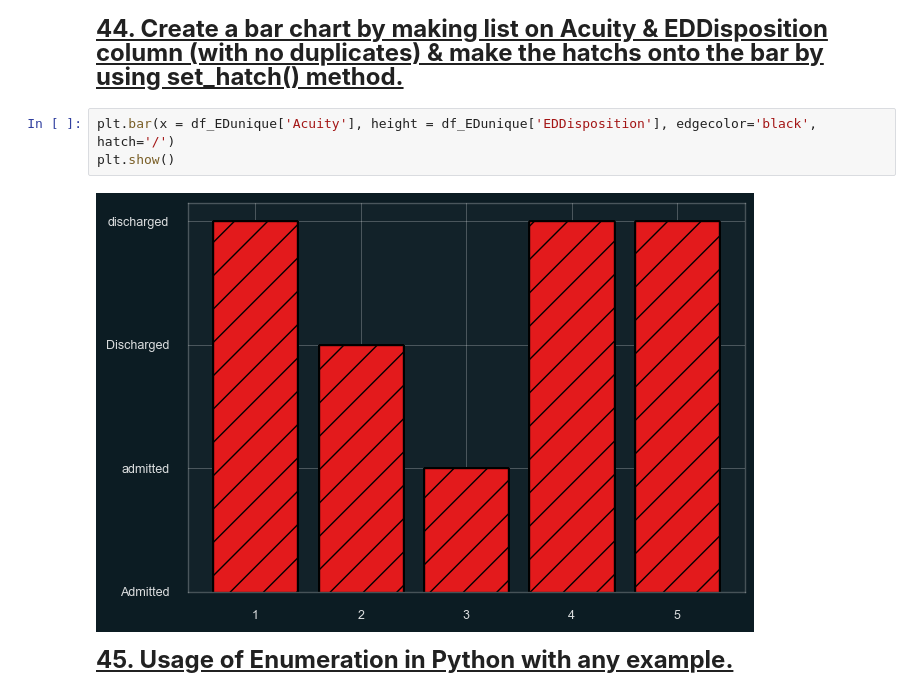
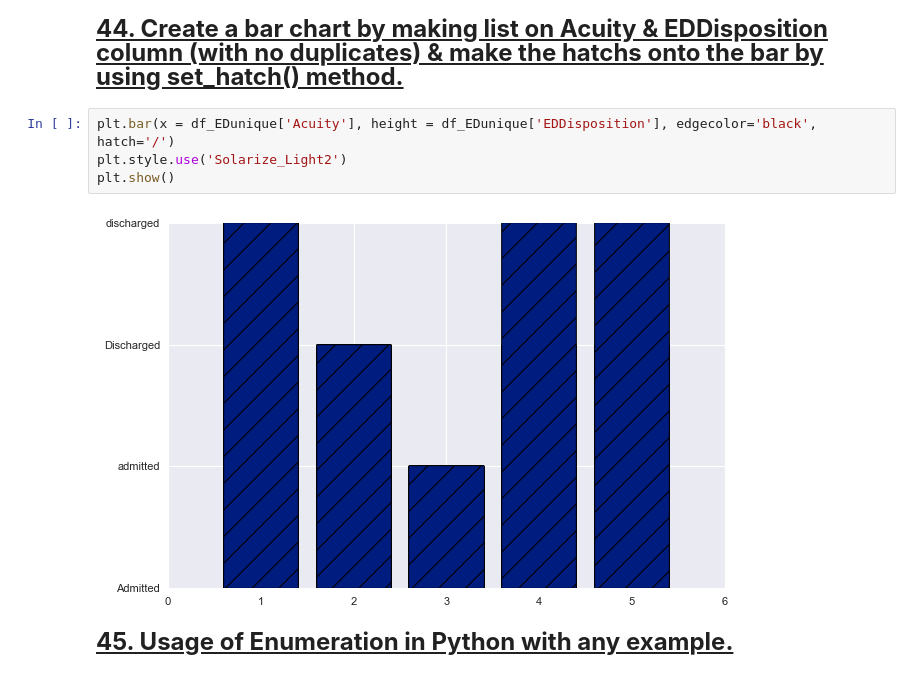
Before and after one commit to JyotsnaSusan/5Py, a Jupyter notebook: 5Py_FinalQuestions.ipynb, the cells around one changed output. Saved outputs shown, nothing was run; the diff lists cells and outputs as text.

```diff
--- a/5Py_FinalQuestions.ipynb
+++ b/5Py_FinalQuestions.ipynb
@@ -480,9 +480,10 @@ print(sheets, "\n")
 <font size="5"><b><u>44. Create a bar chart by making list on Acuity & EDDisposition column (with no duplicates) & make the hatchs onto the bar by using set_hatch() method.</u></b></font>
 # %%
 plt.bar(x = df_EDunique['Acuity'], height = df_EDunique['EDDisposition'], edgecolor='black', hatch='/')
+plt.style.use('Solarize_Light2')
 plt.show()
 # %% [output]
-[figure, old version]
+[figure, new version]
 # %% [markdown]
 <font size="5"><b><u>45. Usage of Enumeration in Python with any example.</u></b></font>
 # %% [markdown]
```
Also changed, not shown: parts of 2 cells of this notebook, 1 other file.
